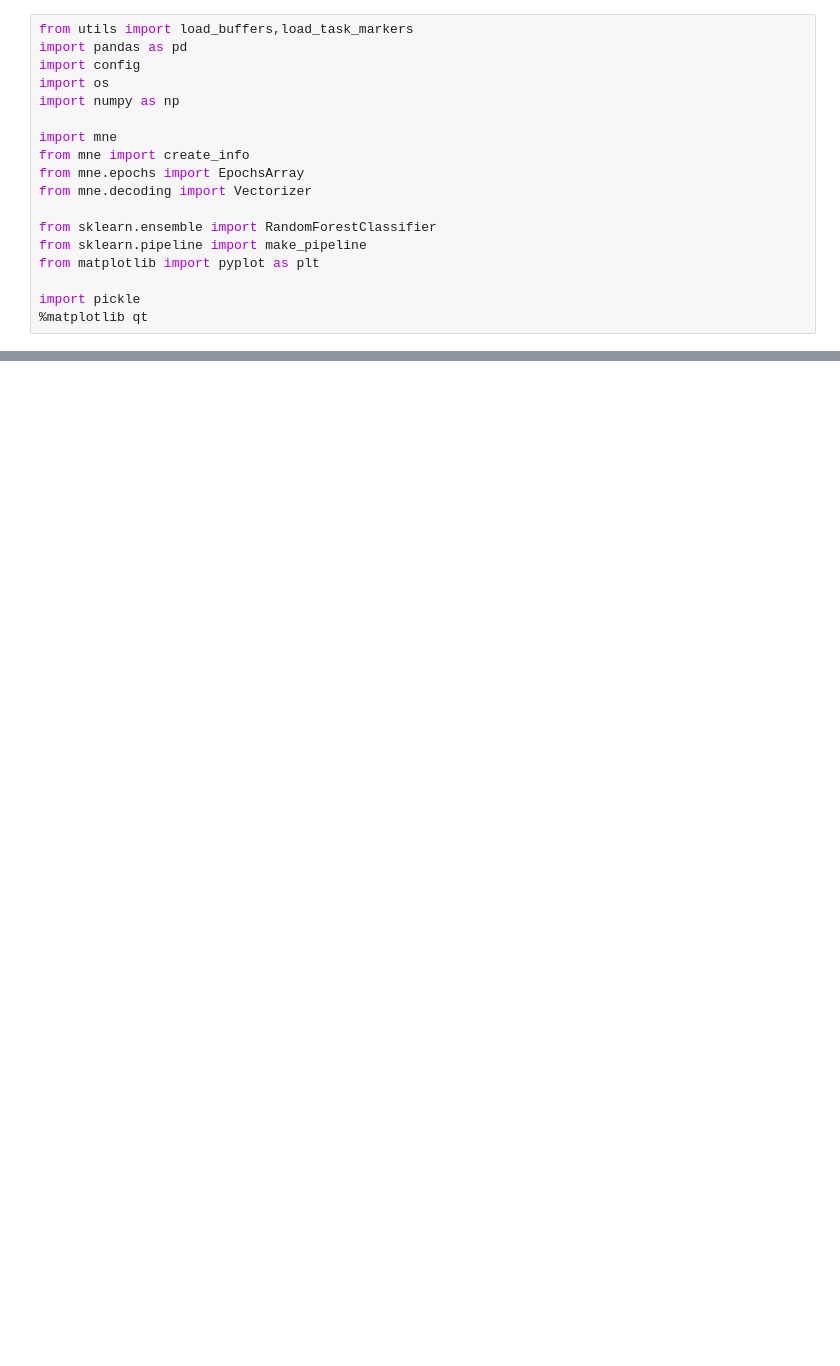
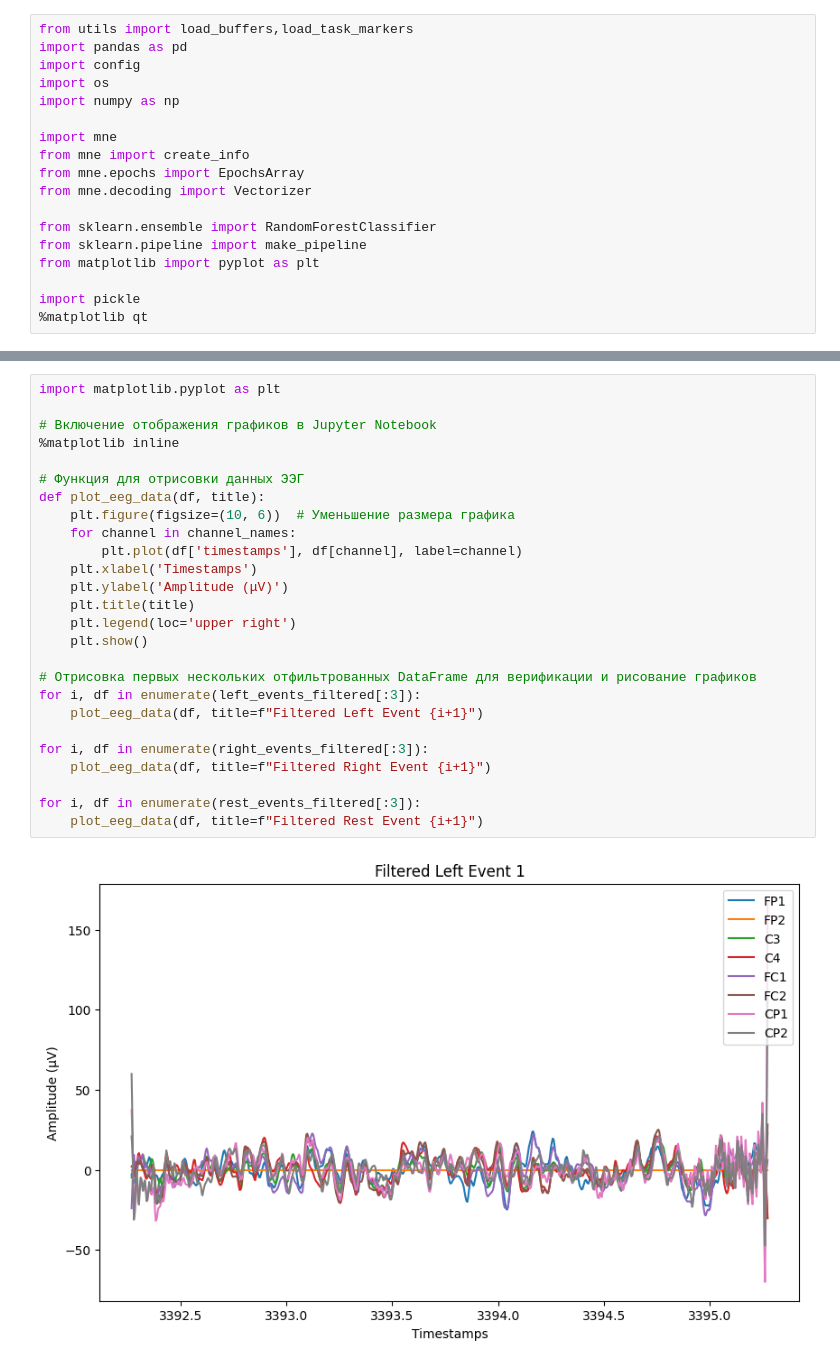
Before and after one commit to cosmicdonut1/NEvol-project, a Jupyter notebook: nzp_preprocessing.ipynb, the cells around one changed output, grey strips where cells are left out. Drawn from its saved outputs; the diff is of its cells as text; blank space fills up the shorter version.

Commit message:
brain plot ant filtering IIR

```diff
--- a/nzp_preprocessing.ipynb
+++ b/nzp_preprocessing.ipynb
@@ -192,0 +334,28 @@ Right Event 1 DataFrame:
+# %%
+import matplotlib.pyplot as plt
+
+# Включение отображения графиков в Jupyter Notebook
+%matplotlib inline
+
+# Функция для отрисовки данных ЭЭГ
+def plot_eeg_data(df, title):
+    plt.figure(figsize=(10, 6))  # Уменьшение размера графика
+    for channel in channel_names:
+        plt.plot(df['timestamps'], df[channel], label=channel)
+    plt.xlabel('Timestamps')
+    plt.ylabel('Amplitude (μV)')
+    plt.title(title)
+    plt.legend(loc='upper right')
+    plt.show()
+
+# Отрисовка первых нескольких отфильтрованных DataFrame для верификации и рисование графиков
+for i, df in enumerate(left_events_filtered[:3]):
+    plot_eeg_data(df, title=f"Filtered Left Event {i+1}")
+
+for i, df in enumerate(right_events_filtered[:3]):
+    plot_eeg_data(df, title=f"Filtered Right Event {i+1}")
+
+for i, df in enumerate(rest_events_filtered[:3]):
+    plot_eeg_data(df, title=f"Filtered Rest Event {i+1}")
+# %% [output]
+[figure, added]
```
Also changed, not shown: parts of 7 cells of this notebook.
